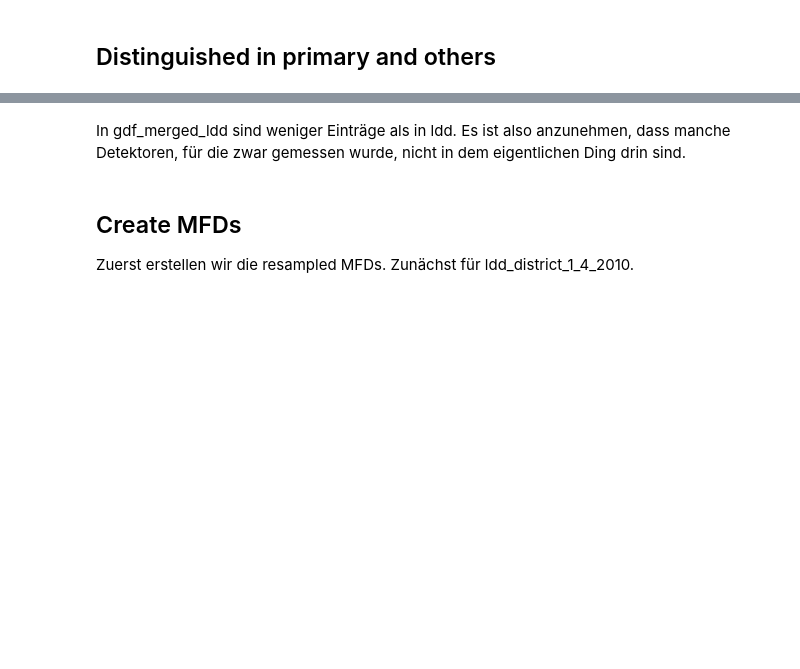
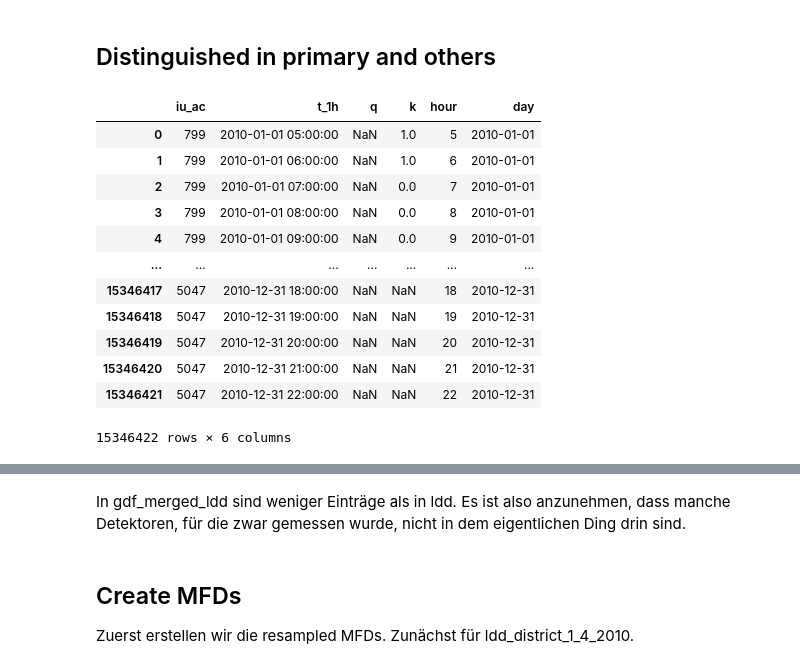
Before and after one commit to enatterer/Effects-of-Paris-Cycling-Policies-on-vehicular-flow, a Jupyter notebook: src/main/resampling_mfd/create_resampled_mfds_per_lane_km.ipynb, the cells around one changed output, grey strips where cells are left out. Cells and saved outputs as stored; diff of their text form; code cells hidden in the pictures; blank space fills up the shorter version.

```diff
--- a/src/main/resampling_mfd/create_resampled_mfds_per_lane_km.ipynb
+++ b/src/main/resampling_mfd/create_resampled_mfds_per_lane_km.ipynb
@@ -215,0 +267,16 @@ gdf_ldd_2022 = get_merged_geodataframe(matched_detectors_2022, ldd_2022)
+# %%
+ldd_2010
+# %% [output]
+|  | iu_ac | t_1h | q | k | hour | day |
+| 0 | 799 | 2010-01-01 05:00:00 | NaN | 1.0 | 5 | 2010-01-01 |
+| 1 | 799 | 2010-01-01 06:00:00 | NaN | 1.0 | 6 | 2010-01-01 |
+| 2 | 799 | 2010-01-01 07:00:00 | NaN | 0.0 | 7 | 2010-01-01 |
+| 3 | 799 | 2010-01-01 08:00:00 | NaN | 0.0 | 8 | 2010-01-01 |
+| 4 | 799 | 2010-01-01 09:00:00 | NaN | 0.0 | 9 | 2010-01-01 |
+| ... | ... | ... | ... | ... | ... | ... |
+| 15346417 | 5047 | 2010-12-31 18:00:00 | NaN | NaN | 18 | 2010-12-31 |
+| 15346418 | 5047 | 2010-12-31 19:00:00 | NaN | NaN | 19 | 2010-12-31 |
+| 15346419 | 5047 | 2010-12-31 20:00:00 | NaN | NaN | 20 | 2010-12-31 |
+| 15346420 | 5047 | 2010-12-31 21:00:00 | NaN | NaN | 21 | 2010-12-31 |
+| 15346421 | 5047 | 2010-12-31 22:00:00 | NaN | NaN | 22 | 2010-12-31 |
+15346422 rows × 6 columns
```
Also changed, not shown: parts of 10 cells of this notebook, 1 other file.
